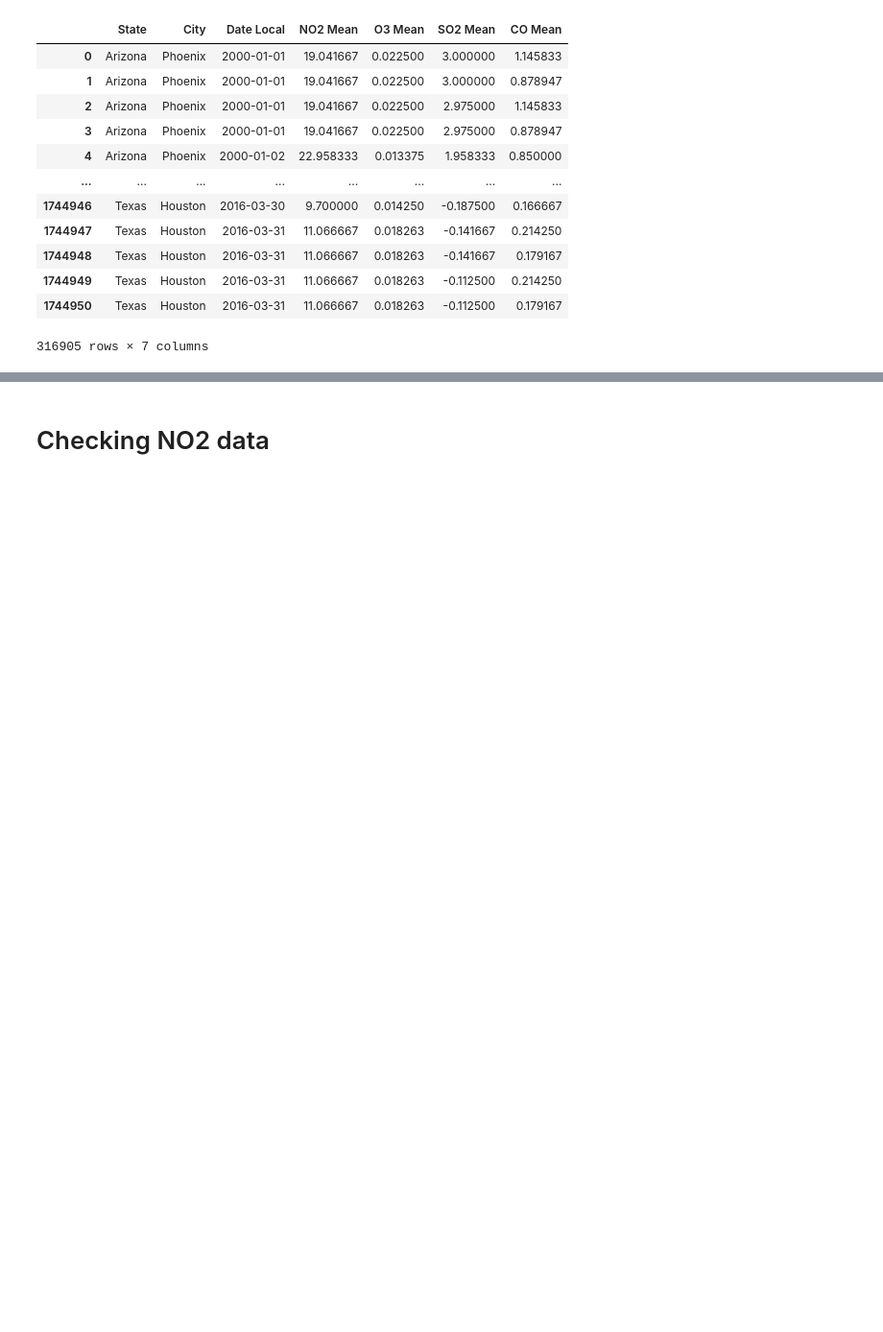
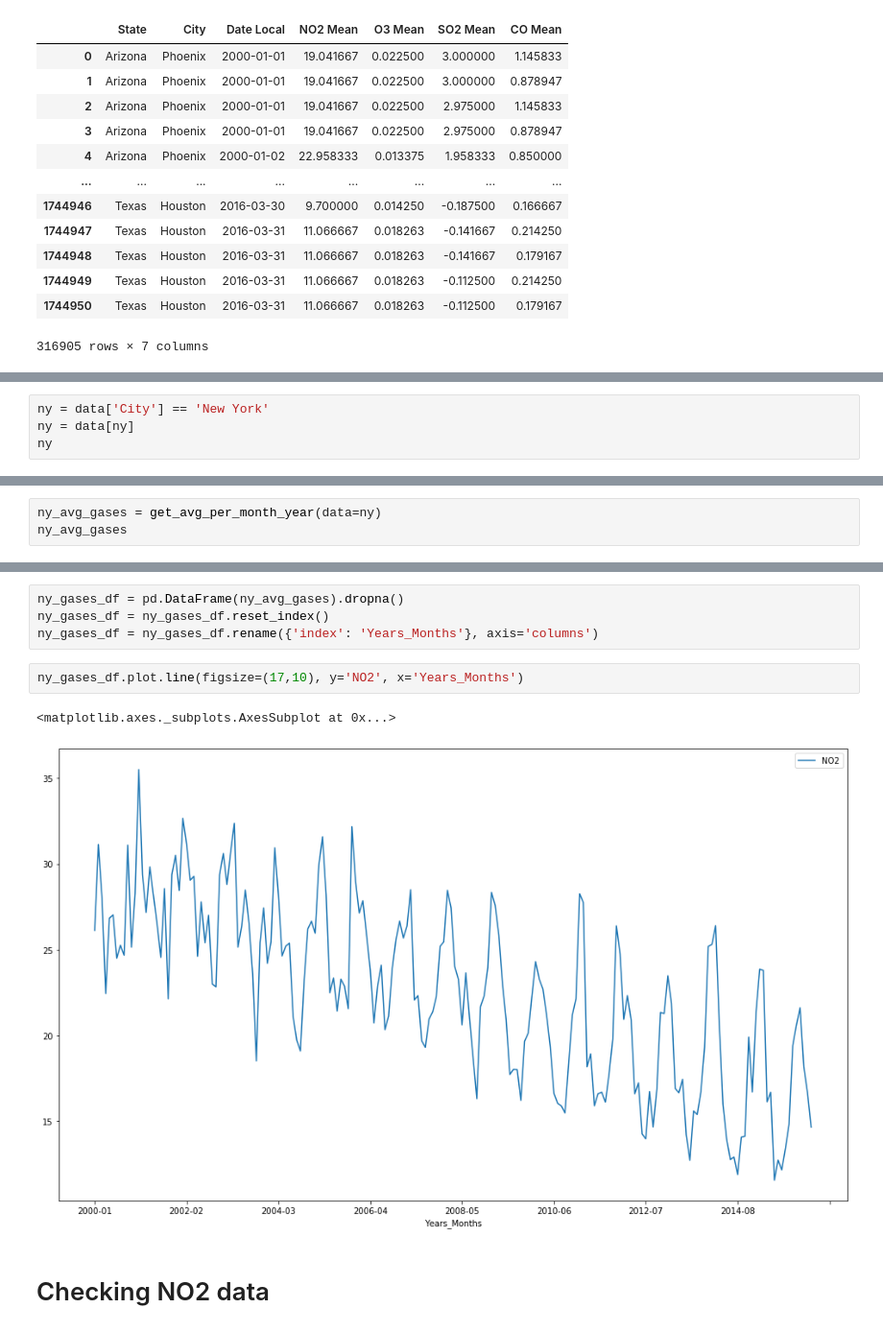
Before and after one commit to mehertech55/Climate-Change-Analysis, a Jupyter notebook: pollution_data_analysis.ipynb, the cells around one changed output, grey strips where cells are left out. Shown: that part at 96% size. Cells and saved outputs as stored; diff of their text form; blank space fills up the shorter version.

```diff
--- a/pollution_data_analysis.ipynb
+++ b/pollution_data_analysis.ipynb
@@ -136,0 +252,4 @@ data.describe()
+# %%
+ny = data['City'] == 'New York'
+ny = data[ny]
+ny
@@ -136,0 +270,3 @@ data.describe()
+# %%
+ny_avg_gases = get_avg_per_month_year(data=ny)
+ny_avg_gases
@@ -137,3 +291,12 @@ data.describe()
+# %%
+ny_gases_df = pd.DataFrame(ny_avg_gases).dropna()
+ny_gases_df = ny_gases_df.reset_index()
+ny_gases_df = ny_gases_df.rename({'index': 'Years_Months'}, axis='columns')
+# %%
+ny_gases_df.plot.line(figsize=(17,10), y='NO2', x='Years_Months')
+# %% [output]
+<matplotlib.axes._subplots.AxesSubplot at 0x...>
+[figure, added]
 # %% [markdown]
 <h1>Checking NO2 data</h1>
 # %%
```
Also changed, not shown: parts of 46 cells of this notebook.
